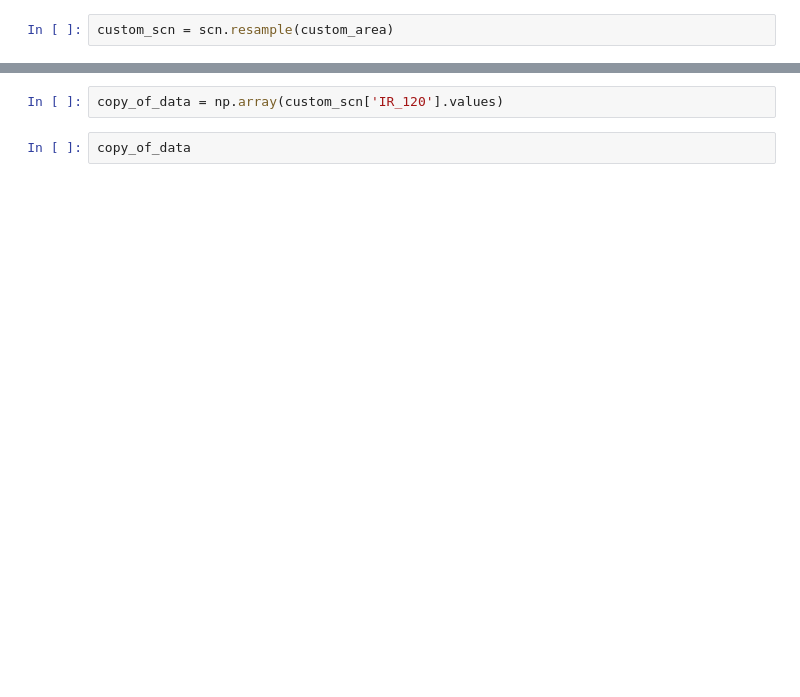
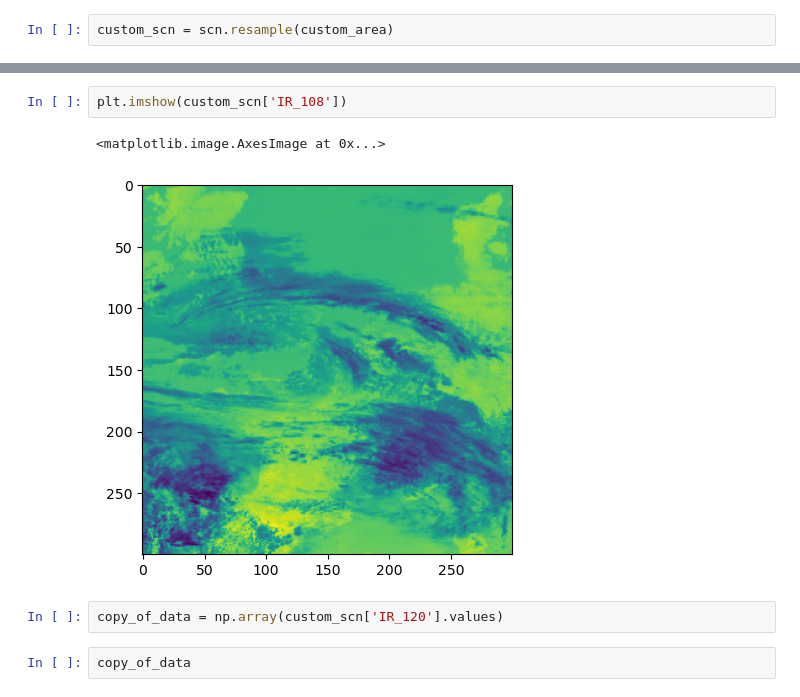
Before and after one commit to masterkram/bsc_thesis, a Jupyter notebook: sandbox/reprojection.ipynb, the cells around one changed output, grey strips where cells are left out. Cells and saved outputs as stored; diff of their text form; blank space fills up the shorter version.

```diff
--- a/sandbox/reprojection.ipynb
+++ b/sandbox/reprojection.ipynb
@@ -88,3 +101,8 @@ custom_scn['IR_120'].values.shape
+# %%
+plt.imshow(custom_scn['IR_108'])
+# %% [output]
+<matplotlib.image.AxesImage at 0x...>
+[figure, added]
 # %%
 copy_of_data = np.array(custom_scn['IR_120'].values)
 # %%
```
Also changed, not shown: parts of 11 cells of this notebook, 27 other files.
